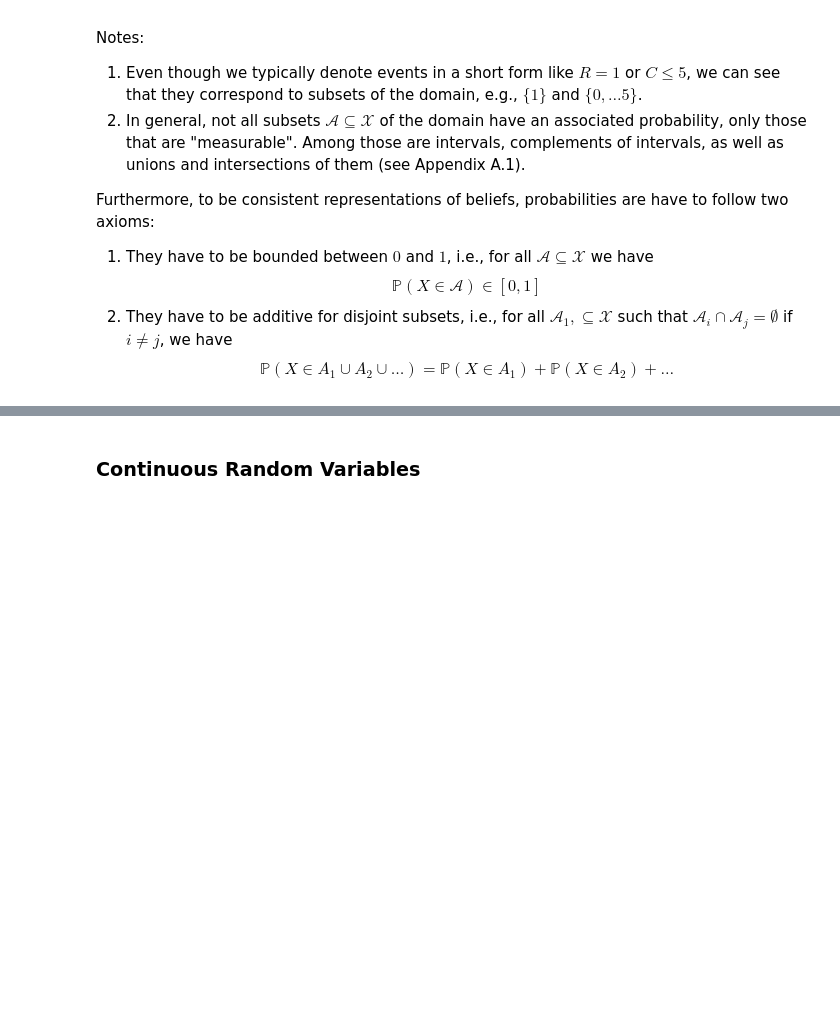
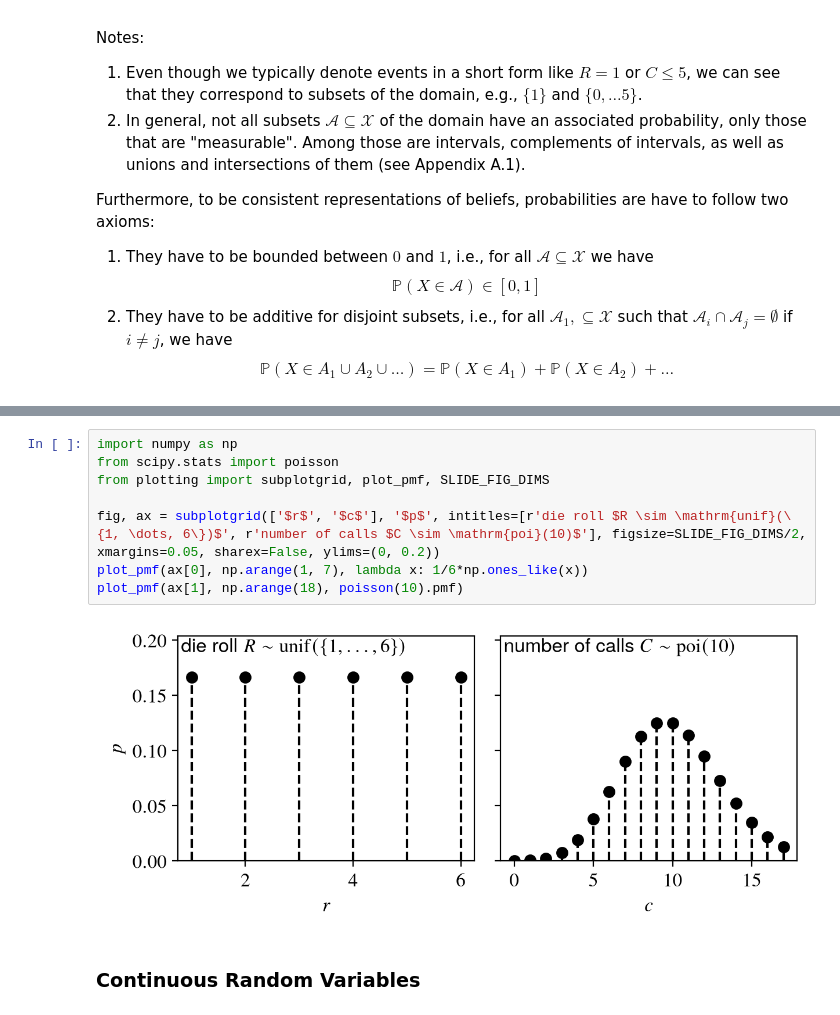
Before and after one commit to marioboley/Uni-Haifa-214.4312-Code, a Jupyter notebook: 1.1_introduction.ipynb, the cells around one changed output, grey strips where cells are left out. Drawn from its saved outputs; the diff is of its cells as text; blank space fills up the shorter version.

```diff
--- a/1.1_introduction.ipynb
+++ b/1.1_introduction.ipynb
@@ -241,2 +254,12 @@ $$
+# %%
+import numpy as np
+from scipy.stats import poisson
+from plotting import subplotgrid, plot_pmf, SLIDE_FIG_DIMS
+
+fig, ax = subplotgrid(['$r$', '$c$'], '$p$', intitles=[r'die roll $R \sim \mathrm{unif}(\{1, \dots, 6\})$', r'number of calls $C \sim \mathrm{poi}(10)$'], figsize=SLIDE_FIG_DIMS/2, xmargins=0.05, sharex=False, ylims=(0, 0.2))
+plot_pmf(ax[0], np.arange(1, 7), lambda x: 1/6*np.ones_like(x))
+plot_pmf(ax[1], np.arange(18), poisson(10).pmf)
+# %% [output]
+[figure, added]
 # %% [markdown]
 ### Continuous Random Variables
```
Also changed, not shown: parts of 2 cells of this notebook, 1 other file.
